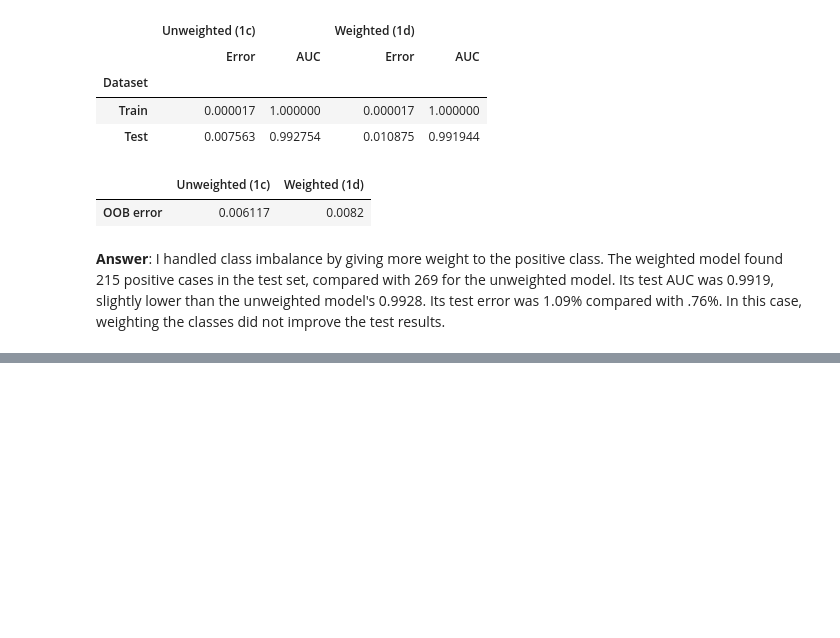
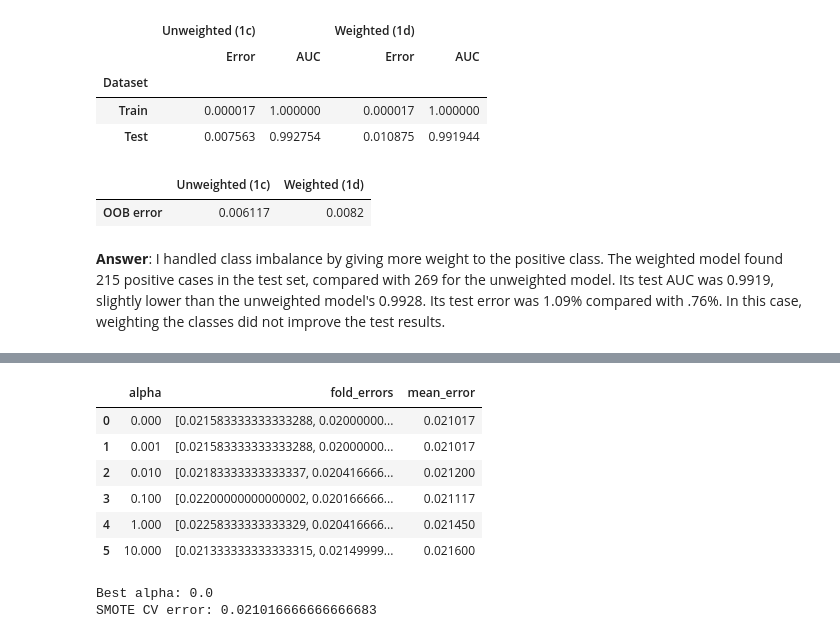
Before and after one commit to jfulch/dsci-552-fulcher-jesse-hw6, a Jupyter notebook: notebook/Fulcher_Jesse_HW6.ipynb, the cells around one changed output, grey strips where cells are left out. Cells and saved outputs as stored; diff of their text form; code cells hidden in the pictures; blank space fills up the shorter version.

```diff
--- a/notebook/Fulcher_Jesse_HW6.ipynb
+++ b/notebook/Fulcher_Jesse_HW6.ipynb
@@ -437,0 +591,62 @@ display(oob_comparison)
+# %%
+def make_xgb(alpha):
+    return XGBClassifier(
+        objective='binary:logistic',
+        eval_metric='logloss',
+        tree_method='hist',
+        n_estimators=100,
+        learning_rate=0.1,
+        max_depth=3,
+        reg_alpha=alpha,
+        random_state=42,
+        n_jobs=-1
+    )
+
+alphas = [0, 0.001, 0.01, 0.1, 1, 10]
+cv_rows = []
+
+for alpha in alphas:
+    fold_errors = []
+
+    for fold, (train_indx, val_indx) in enumerate(cv.split(x_train_raw, y_train_num)):
+        imputer = SimpleImputer(strategy='median', keep_empty_features=True)
+        x_fold_train = imputer.fit_transform(x_train_raw.iloc[train_indx])
+        x_val = imputer.transform(x_train_raw.iloc[val_indx])
+        y_val = y_train_num.iloc[val_indx]
+
+        x_smote, y_smote = smote(
+            x_fold_train,
+            y_train_num.iloc[train_indx].to_numpy(),
+            random_state=42 + fold
+        )
+
+        model = make_xgb(alpha)
+        model.fit(x_smote, y_smote)
+        predictions = model.predict(x_val)
+        fold_errors.append(1 - accuracy_score(y_val, predictions))
+
+    cv_rows.append({
+        'alpha': alpha,
+        'fold_errors': fold_errors,
+        'mean_error': np.mean(fold_errors)
+    })
+
+smote_cv_results = pd.DataFrame(cv_rows)
+display(smote_cv_results)
+
+best_row = smote_cv_results.loc[smote_cv_results["mean_error"].idxmin()]
+best_alpha = best_row["alpha"]
+smote_cv_error = best_row["mean_error"]
+
+print(f"Best alpha: {best_alpha}")
+print(f"SMOTE CV error: {smote_cv_error}")
+# %% [output]
+|  | alpha | fold_errors | mean_error |
+| 0 | 0.000 | [0.021583333333333288, 0.02000000... | 0.021017 |
+| 1 | 0.001 | [0.021583333333333288, 0.02000000... | 0.021017 |
+| 2 | 0.010 | [0.02183333333333337, 0.020416666... | 0.021200 |
+| 3 | 0.100 | [0.02200000000000002, 0.020166666... | 0.021117 |
+| 4 | 1.000 | [0.02258333333333329, 0.020416666... | 0.021450 |
+| 5 | 10.000 | [0.021333333333333315, 0.02149999... | 0.021600 |
+Best alpha: 0.0
+SMOTE CV error: 0.021016666666666683
```
Also changed, not shown: parts of 19 cells of this notebook, 3 other files.
